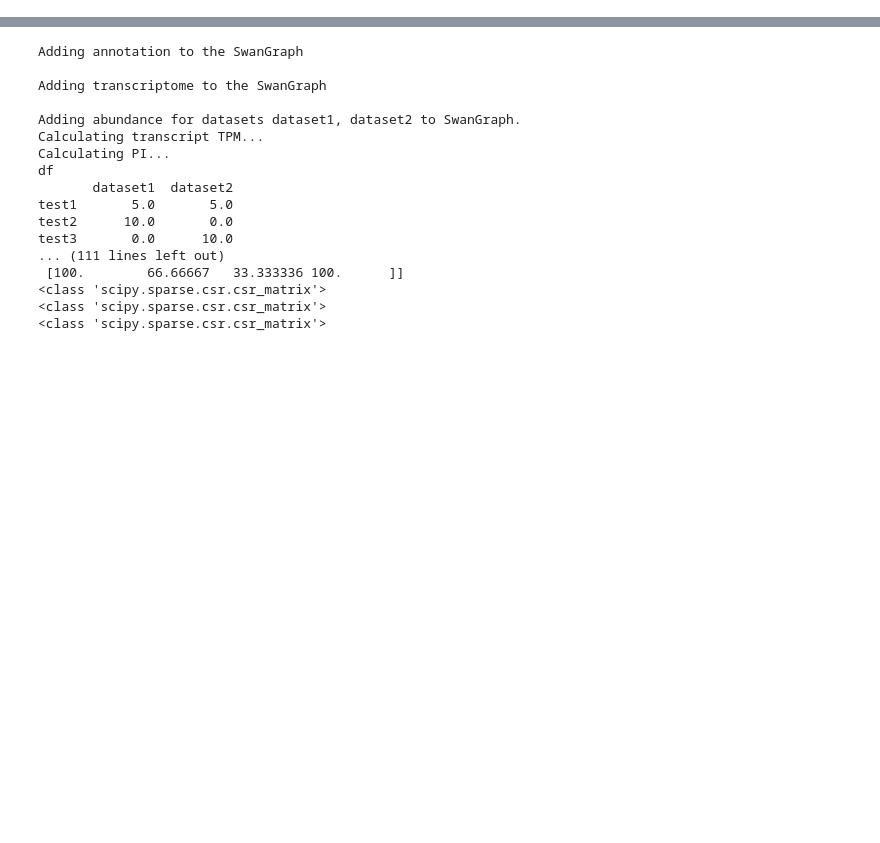
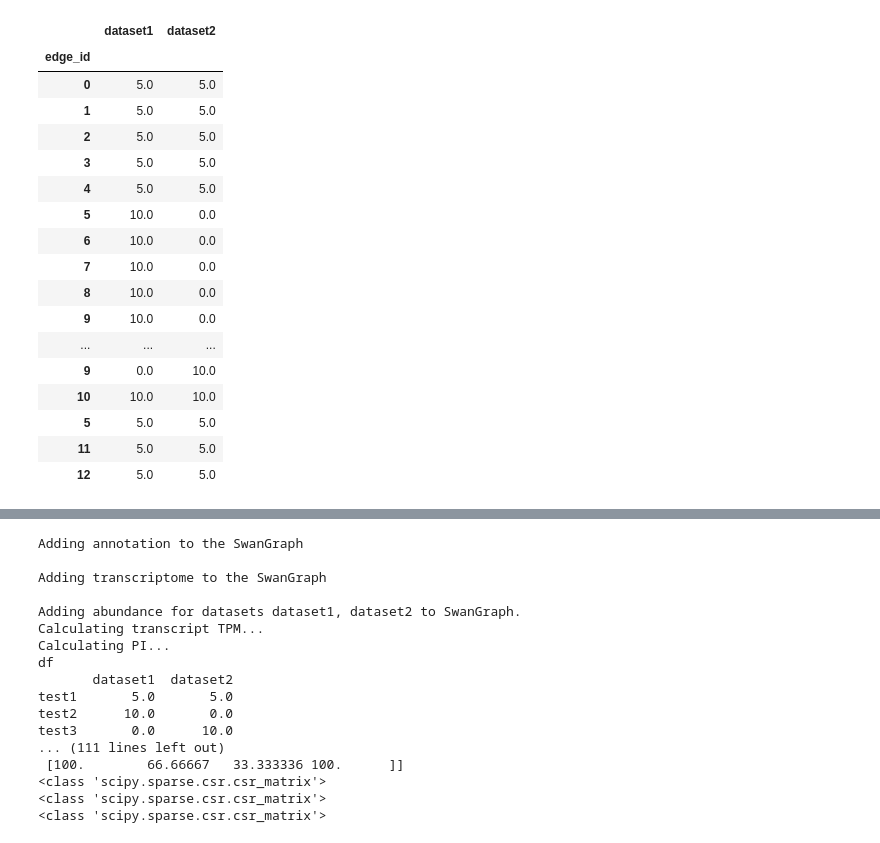
Before and after one commit to mortazavilab/swan_vis, a Jupyter notebook: tutorials/220212_fix_abundance.ipynb, the cells around one changed output, grey strips where cells are left out. Drawn from its saved outputs; the diff is of its cells as text; code cells hidden in the pictures; blank space fills up the shorter version.

```diff
--- a/tutorials/220212_fix_abundance.ipynb
+++ b/tutorials/220212_fix_abundance.ipynb
@@ -7,0 +12,34 @@ import numpy as np
+# %%
+sg = swan.read('/Users/fairliereese/mortazavi_lab/data/mousewg/adrenal/lr_splitseq/swan/swan.p')
+
+c_dict = {'Medulla_NE':'#97578a',
+                    'Medulla_EPI':'#339470',
+                    'Sox10+':'#753b74',
+                    'Stromal':'#e2969b',
+                    'Adipocytes':'#e25e2c',
+                    'Hepatocyte':'#ad7797',
+                    'Smooth_muscle':'#86b84d',
+                    'Macrophage':'#da5774',
+                    'Endothelial':'#a63b4c',
+                    'Cortex/Endothelial':'#f99d26',
+                    'Cortex_ZF':'#f0c130',
+                    'Cortex_ZG':'#b2373a',
+                    'Cortex_cycling':'#3f4075',
+                    'X_zone':'#fade7c',
+                    'Y_zone':'#e47381',
+                    'Capsule':'#236d88',
+                    'Other':'grey'}
+order = order =  ['Medulla_NE','Medulla_EPI','Sox10+',
+                  'Stromal','Adipocytes','Hepatocyte',
+                  'Smooth_muscle','Macrophage','Endothelial',
+                  'Cortex/Endothelial','Cortex_ZF','Cortex_ZG',
+                  'Cortex_cycling','X_zone','Y_zone',
+                  'Capsule','Other']
+
+# temp fix for x zone and y zone names
+# till I can regenerate swan graph
+m = {'X-Zone': 'X_zone',
+     'Y-Zone': 'Y_zone'}
+zones = ['X-Zone', 'Y-Zone']
+sg.adata.obs.loc[sg.adata.obs.lr_celltype.isin(zones), 'lr_celltype'] = sg.adata.obs.loc[sg.adata.obs.lr_celltype.isin(zones)].lr_celltype.map(m)
+sg.set_metadata_colors('lr_celltype', c_dict)
@@ -7,0 +1055,5 @@ import numpy as np
+# %%
+edge_exp_df.reset_index(inplace=True, drop=True)
+edge_exp_df.set_index('edge_id', inplace=True)
+print(edge_exp_df.dtypes)
+edge_exp_df.head()
@@ -7,0 +1071,21 @@ import numpy as np
+# %%
+edge_exp_df
+# %% [output]
+|  | dataset1 | dataset2 |
+| edge_id |  |  |
+| 0 | 5.0 | 5.0 |
+| 1 | 5.0 | 5.0 |
+| 2 | 5.0 | 5.0 |
+| 3 | 5.0 | 5.0 |
+| 4 | 5.0 | 5.0 |
+| 5 | 10.0 | 0.0 |
+| 6 | 10.0 | 0.0 |
+| 7 | 10.0 | 0.0 |
+| 8 | 10.0 | 0.0 |
+| 9 | 10.0 | 0.0 |
+| ... | ... | ... |
+| 9 | 0.0 | 10.0 |
+| 10 | 10.0 | 10.0 |
+| 5 | 5.0 | 5.0 |
+| 11 | 5.0 | 5.0 |
+| 12 | 5.0 | 5.0 |
```
Also changed, not shown: parts of 16 cells of this notebook, 3 other files.
